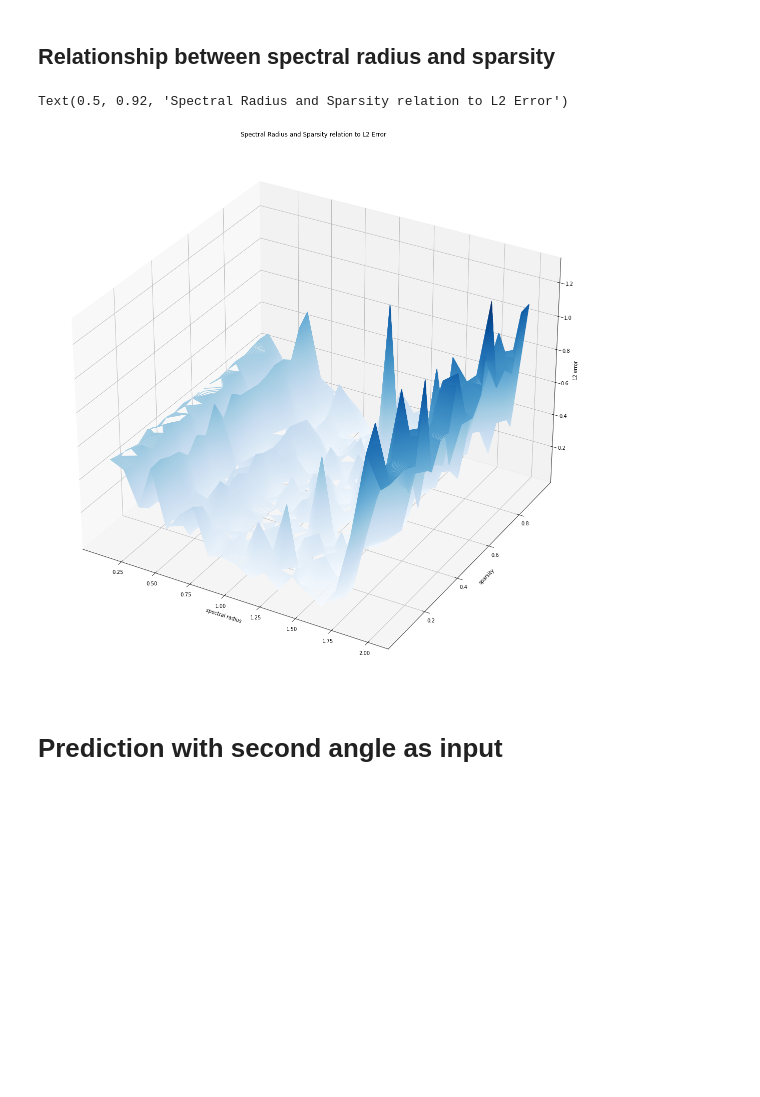
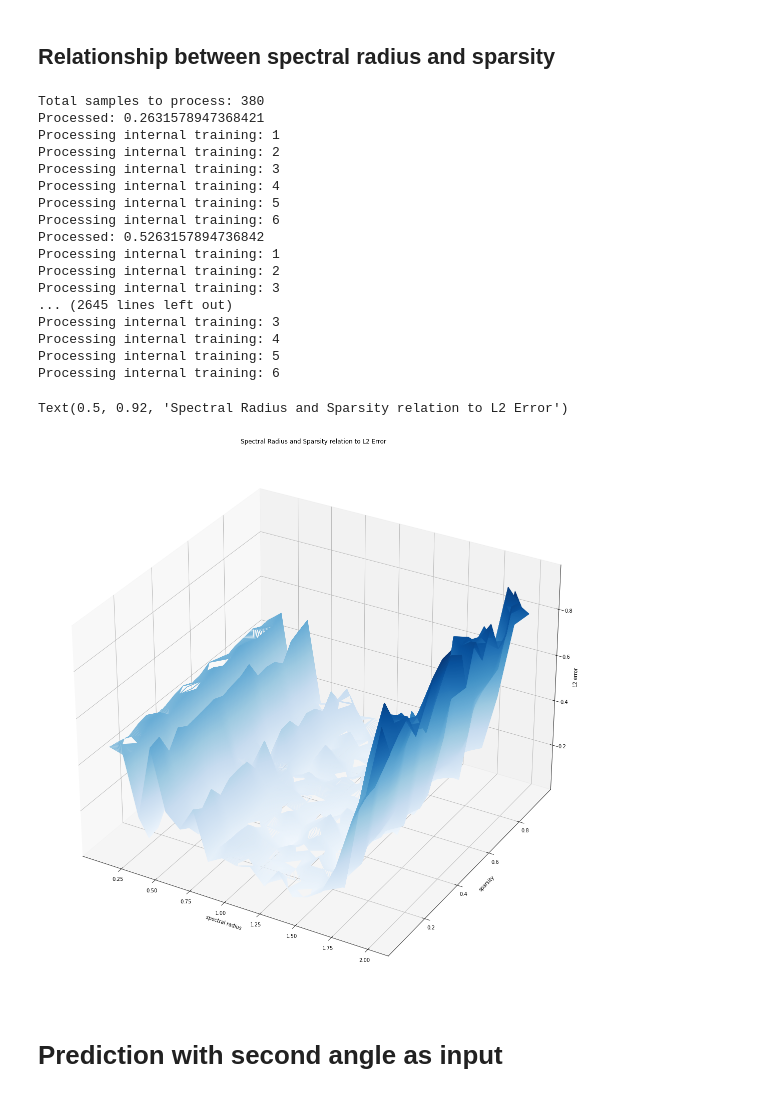
Before and after one commit to JustinZal/PendulumNN, a Jupyter notebook: Coupled Pendulums prediction.ipynb, the cells around one changed output. Saved outputs shown, nothing was run; the diff lists cells and outputs as text; code cells hidden in the pictures; blank space fills up the shorter version.

```diff
--- a/Coupled Pendulums prediction.ipynb
+++ b/Coupled Pendulums prediction.ipynb
@@ -399,11 +399,6 @@ Processing spectral radius: 2.0
 # %% [markdown]
 ## Relationship between spectral radius and sparsity
 # %%
-## TODO plot (sparsity, spectral radius) => L2 error
-
-# We need a double for loop iterating steps in sparsity and steps in spectral radius
-# And construct Z manually just by looking up the structure and
-
 sparsities_list = np.arange(0.05, 1, 0.05)
 spectral_radius_list = np.arange(0.1, 2.1, 0.1)
 
@@ -413,57 +408,71 @@ def get_esn_with_radius_and_sparsity(radius, sparsity):
         1000, #This is needed to reduce computation time, theoretically should only result to a shift
         radius,
         sparsity,
         global_noise,
         global_teacher_forcing
     )
 
+errors = []
 
+total = len(sparsities_list) * len(spectral_radius_list)
+counter = 1
+N = 300
 
-# errors = []
+print('Total samples to process:', total)
 
-# total = len(sparsities_list) * len(spectral_radius_list)
-# counter = 1
-# N = 300
+for sparsity in sparsities_list:
+    temp = []
+    for spectral_radius in spectral_radius_list:
 
-# print('Total samples to process:', total)
+        print('Processed:', counter / total * 100)
+        counter += 1
 
-# for sparsity in sparsities_list:
-#     temp = []
-#     for spectral_radius in spectral_radius_list:
+        err_list = []
+        for _ in range(6):
+            print('Processing internal training:', _ + 1)
 
-#         print('Processed:', counter / total * 100)
-#         counter += 1
+            esn = get_esn_with_radius_and_sparsity(spectral_radius, sparsity)
+            esn.fit(t_train, y_train)
 
-#         err_list = []
-#         for _ in range(1):
-#             print('Processing internal training:', _ + 1)
+            pred = esn.predict(t_test[:N])[:, 0]
 
-#             esn = get_esn_with_radius_and_sparsity(spectral_radius, sparsity)
-#             esn.fit(t_train, y_train)
+            err_list.append(np.abs(pred - y_test[:N]).mean())
 
-#             pred = esn.predict(t_test[:N])[:, 0]
+        temp.append(np.array(err_list).mean())
 
-#             err_list.append(np.abs(pred - y_test[:N]).mean())
-
-#         temp.append(np.array(err_list).mean())
-
-#     errors.append(temp)
+    errors.append(temp)
 
 
 X, Y = np.meshgrid(spectral_radius_list, sparsities_list)
 
-# plt_1 = plt.figure(figsize=(6, 3))
 fig = plt.figure(figsize=(20, 20))
 ax = plt.axes(projection='3d')
 ax.contour3D(X, Y, errors, 1000, cmap='Blues')
 
 ax.set_xlabel('spectral radius')
 ax.set_ylabel('sparsity')
 ax.set_zlabel('L2 error')
 ax.set_title('Spectral Radius and Sparsity relation to L2 Error')
 # %% [output]
-Text(0.5, 0.92, 'Spectral Radius and Sparsity relation to L2 Error')
+Total samples to process: 380
+Processed: 0.2631578947368421
+Processing internal training: 1
+Processing internal training: 2
+Processing internal training: 3
+Processing internal training: 4
+Processing internal training: 5
+Processing internal training: 6
+Processed: 0.5263157894736842
+Processing internal training: 1
+Processing internal training: 2
+Processing internal training: 3
+... (2645 lines left out)
+Processing internal training: 3
+Processing internal training: 4
+Processing internal training: 5
+Processing internal training: 6
+Text(0.5, 0.92, 'Spectral Radius and Sparsity relation to L2 Error')
-[figure, old version]
+[figure, new version]
 # %% [markdown]
 # Prediction with second angle as input
 # %%
```
Also changed, not shown: parts of 1 cell of this notebook.
